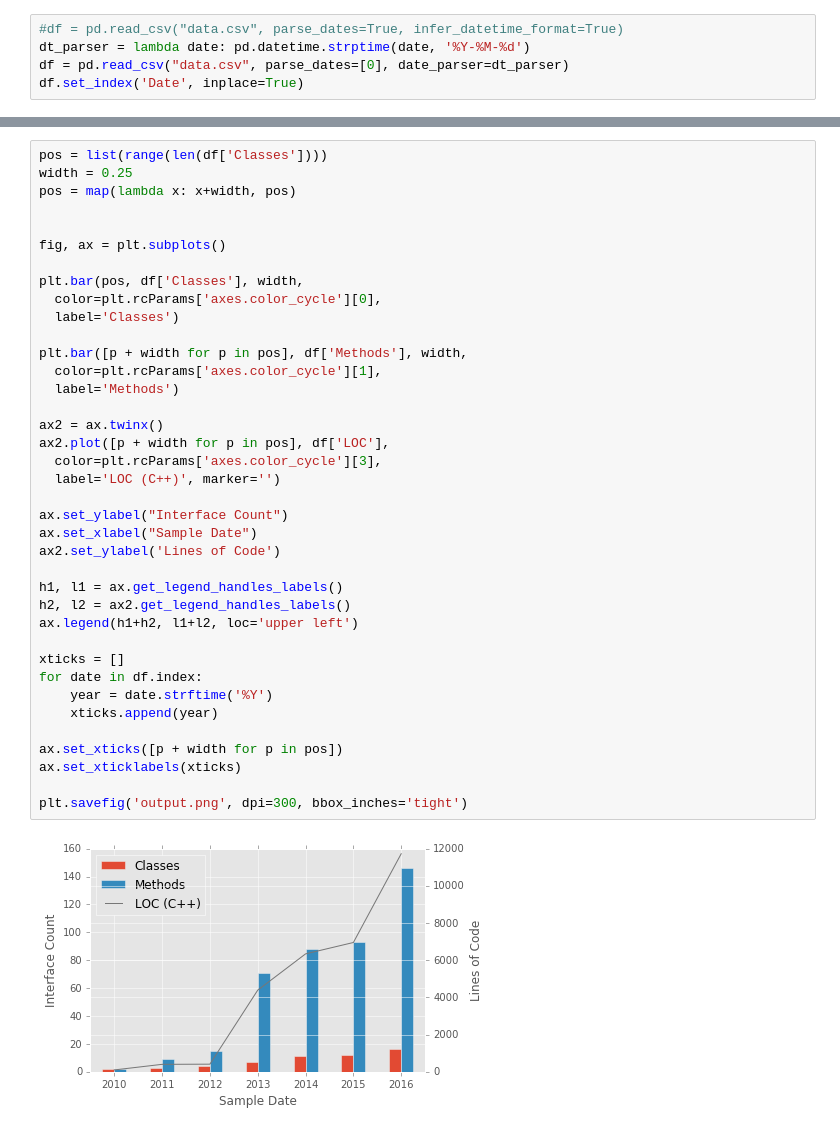
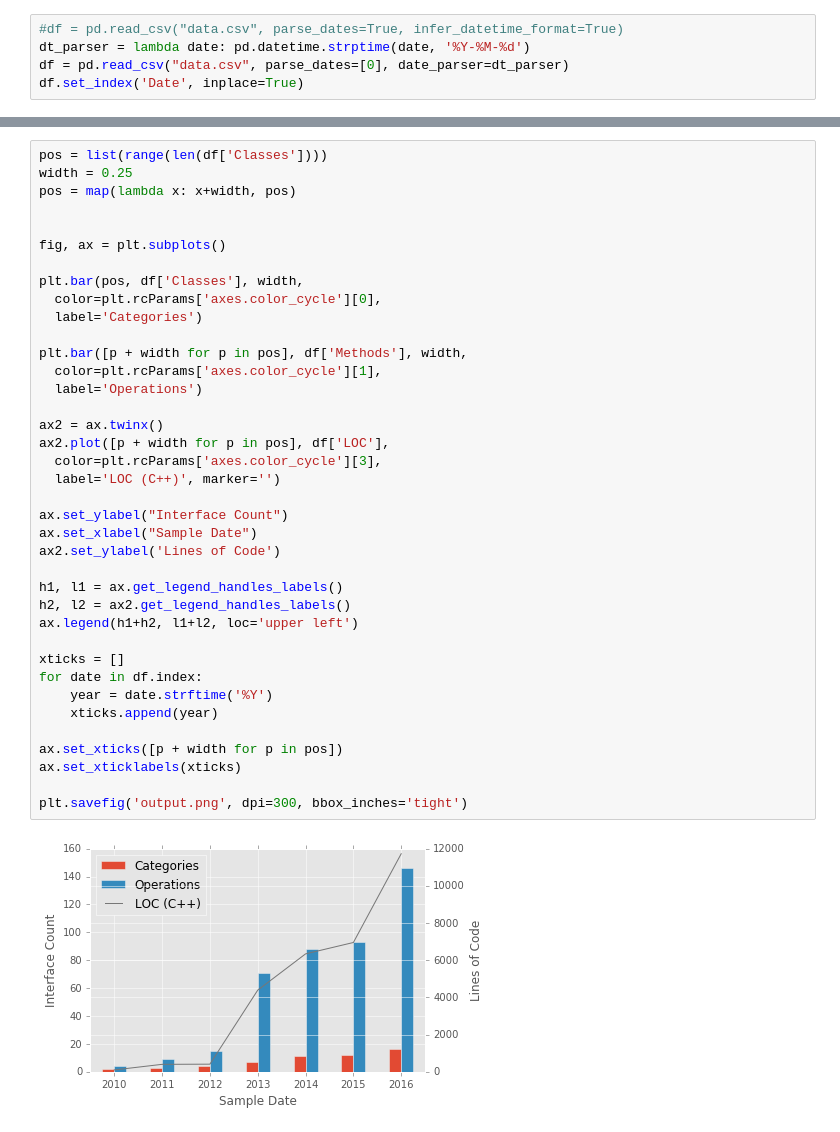
Before and after one commit to michaelsevilla/zlog-popper, a Jupyter notebook: experiments/objclass-dev/visualize.ipynb, the cells around one changed output, grey strips where cells are left out. Saved outputs shown, nothing was run; the diff lists cells and outputs as text.

```diff
--- a/experiments/objclass-dev/visualize.ipynb
+++ b/experiments/objclass-dev/visualize.ipynb
@@ -57,33 +57,33 @@ fig, ax = plt.subplots()
 
 plt.bar(pos, df['Classes'], width,
   color=plt.rcParams['axes.color_cycle'][0],
-  label='Classes')
+  label='Categories')
 
 plt.bar([p + width for p in pos], df['Methods'], width,
   color=plt.rcParams['axes.color_cycle'][1],
-  label='Methods')
+  label='Operations')
 
 ax2 = ax.twinx()
 ax2.plot([p + width for p in pos], df['LOC'],
   color=plt.rcParams['axes.color_cycle'][3],
   label='LOC (C++)', marker='')
 
 ax.set_ylabel("Interface Count")
 ax.set_xlabel("Sample Date")
 ax2.set_ylabel('Lines of Code')
 
 h1, l1 = ax.get_legend_handles_labels()
 h2, l2 = ax2.get_legend_handles_labels()
 ax.legend(h1+h2, l1+l2, loc='upper left')
 
 xticks = []
 for date in df.index:
     year = date.strftime('%Y')
     xticks.append(year)
 
 ax.set_xticks([p + width for p in pos])
 ax.set_xticklabels(xticks)
 
 plt.savefig('output.png', dpi=300, bbox_inches='tight')
 # %% [output]
-[figure, old version]
+[figure, new version]
```
Also changed, not shown: parts of 1 cell of this notebook, 4 other files.
